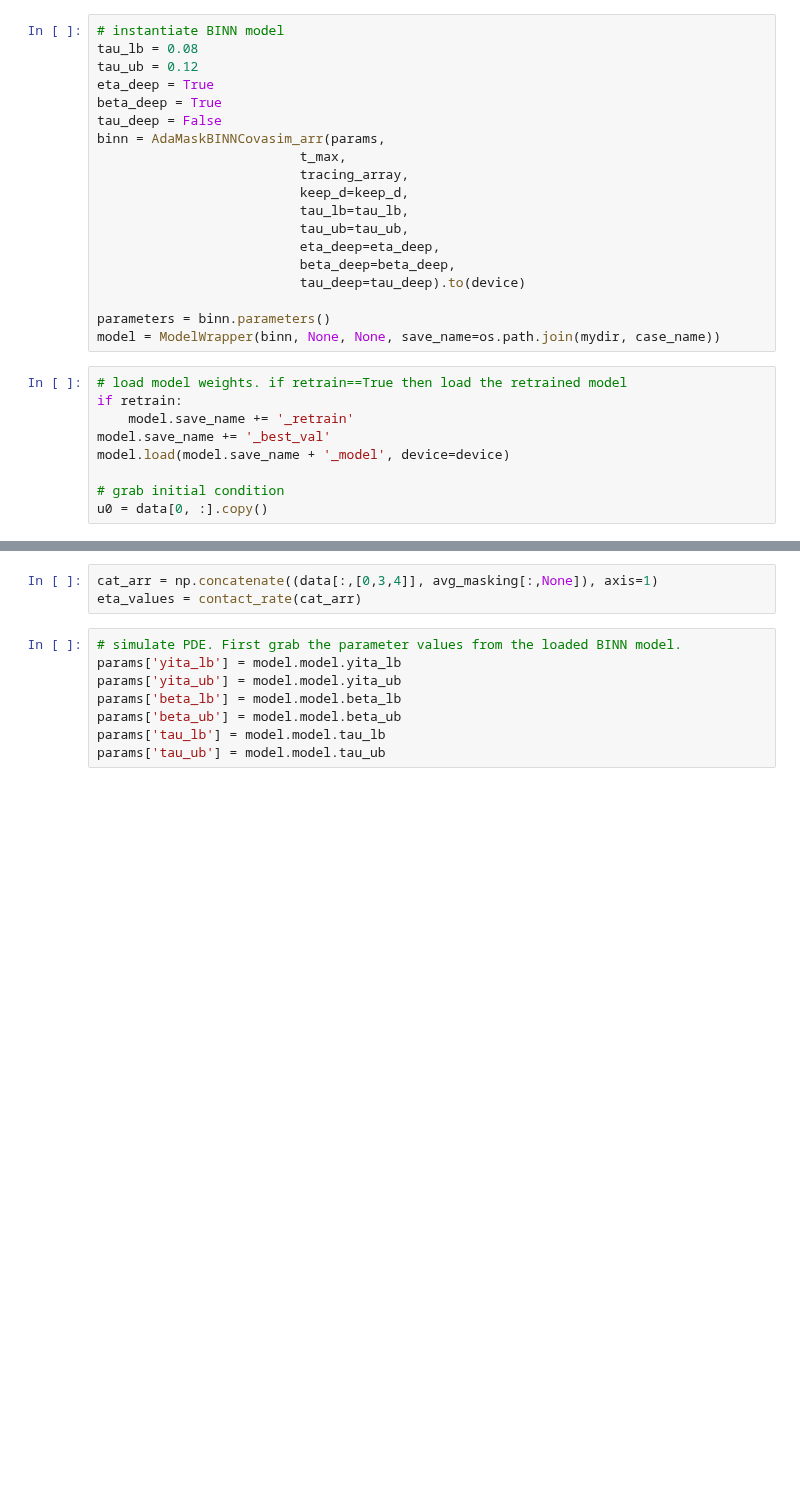
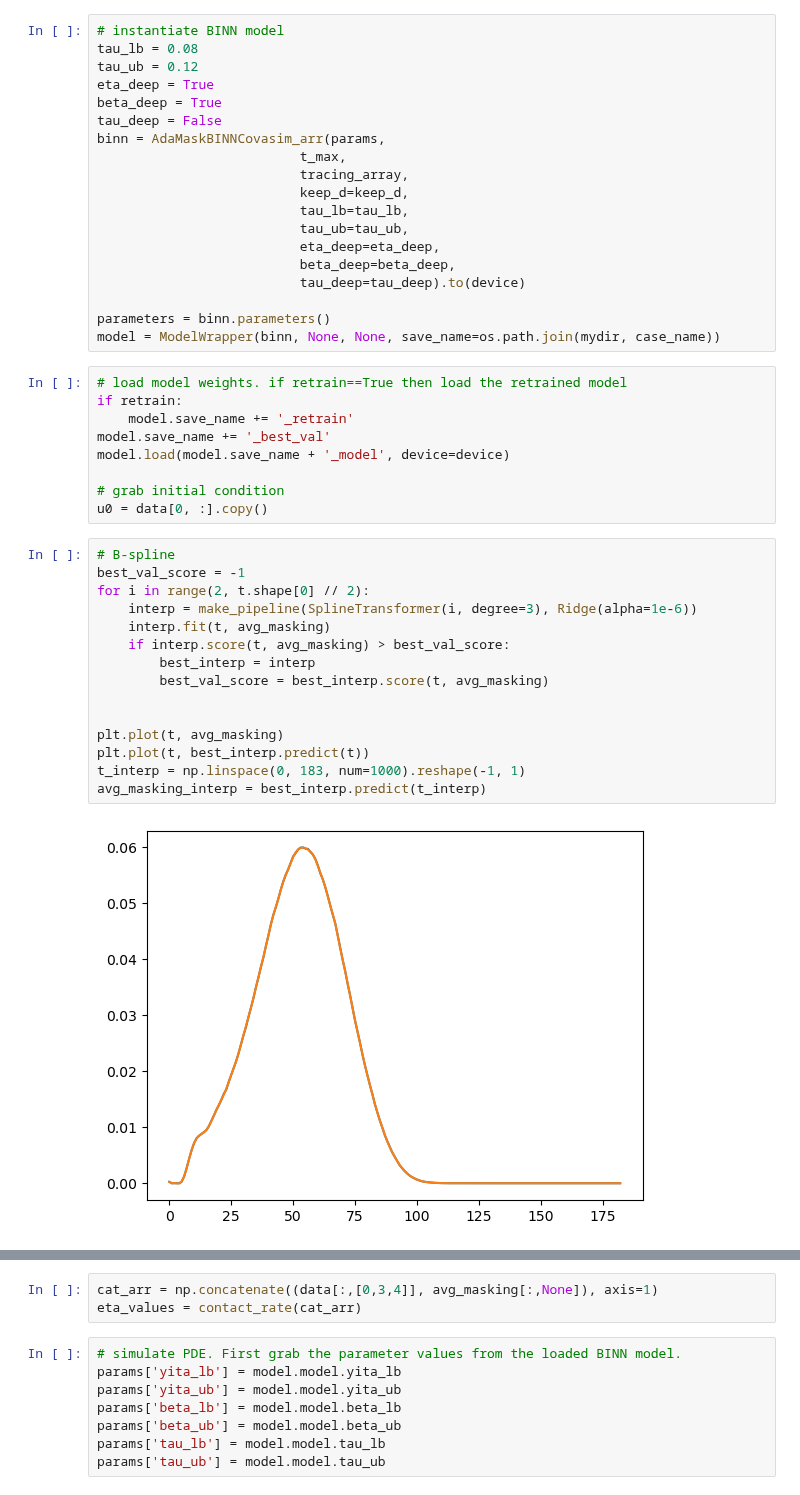
Before and after one commit to abarton51/BINNs_EQL_Covasim, a Jupyter notebook: Notebooks/AdaMaskBINNEvaluation.ipynb, the cells around one changed output, grey strips where cells are left out. Drawn from its saved outputs; the diff is of its cells as text; blank space fills up the shorter version.

```diff
--- a/Notebooks/AdaMaskBINNEvaluation.ipynb
+++ b/Notebooks/AdaMaskBINNEvaluation.ipynb
@@ -106,3 +110,20 @@ model.load(model.save_name + '_model', device=device)
 
 # grab initial condition
 u0 = data[0, :].copy()
+# %%
+# B-spline
+best_val_score = -1
+for i in range(2, t.shape[0] // 2):
+    interp = make_pipeline(SplineTransformer(i, degree=3), Ridge(alpha=1e-6))
+    interp.fit(t, avg_masking)
+    if interp.score(t, avg_masking) > best_val_score:
+        best_interp = interp
+        best_val_score = best_interp.score(t, avg_masking)
+
+
+plt.plot(t, avg_masking)
+plt.plot(t, best_interp.predict(t))
+t_interp = np.linspace(0, 183, num=1000).reshape(-1, 1)
+avg_masking_interp = best_interp.predict(t_interp)
+# %% [output]
+[figure, added]
```
Also changed, not shown: parts of 5 cells of this notebook, 5 other files.
